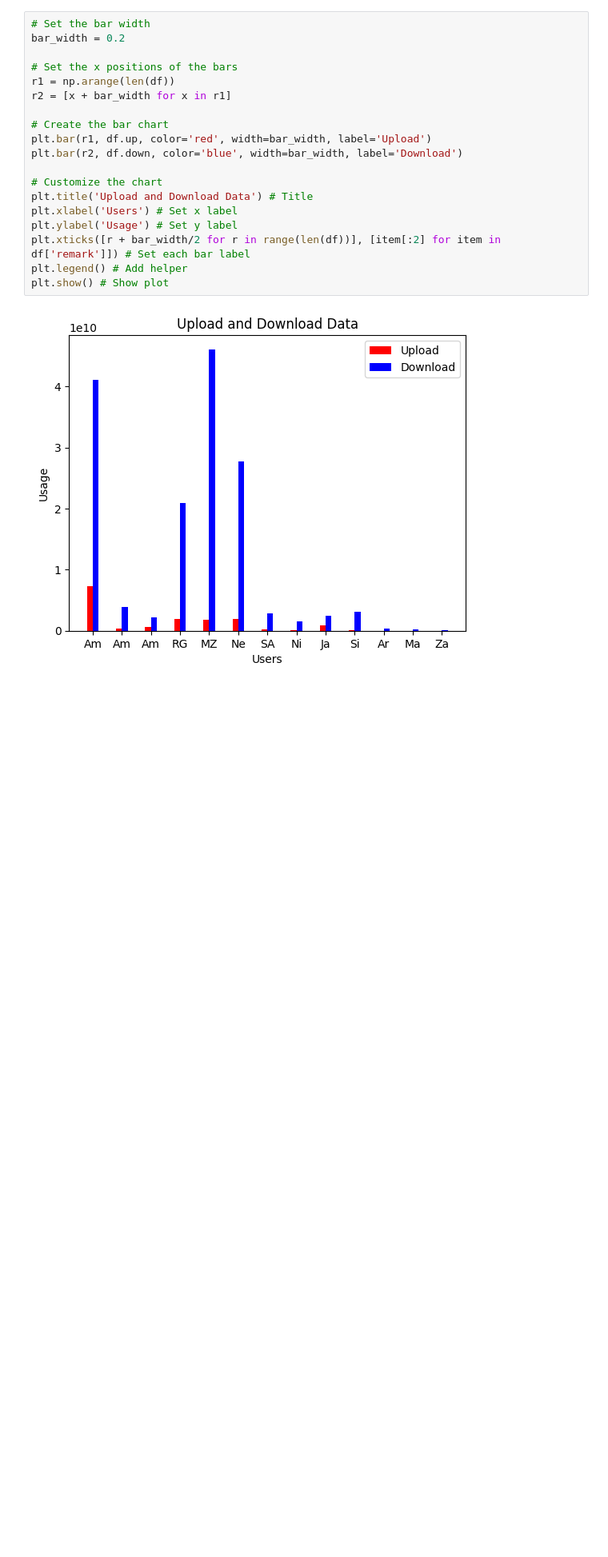
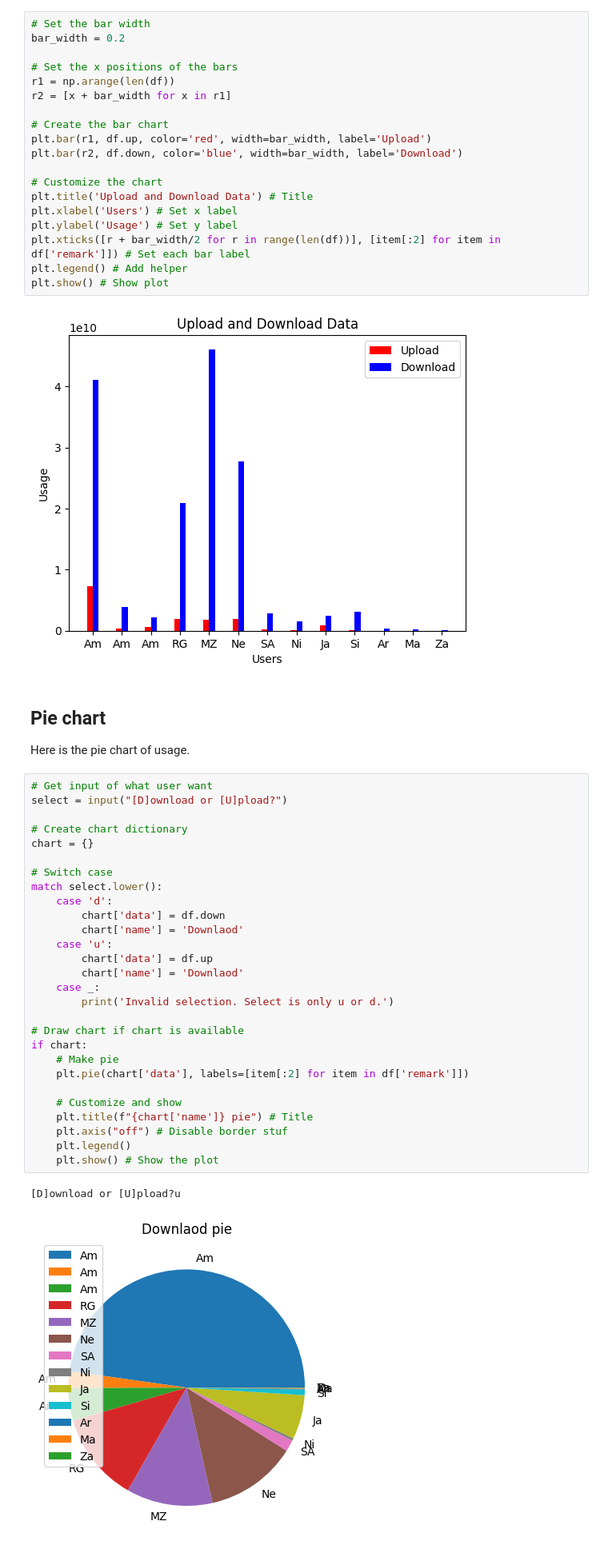
Before and after one commit to BlackIQ/vpn_analytics_notebooks, a Jupyter notebook: total.ipynb, the cells around one changed output. Shown at 80% size. Cells and saved outputs as stored; diff of their text form; blank space fills up the shorter version.

```diff
--- a/total.ipynb
+++ b/total.ipynb
@@ -125,3 +126,38 @@ plt.legend() # Add helper
 plt.show() # Show plot
 # %% [output]
 [figure]
+# %% [markdown]
+## Pie chart
+
+Here is the pie chart of usage.
+# %%
+# Get input of what user want
+select = input("[D]ownload or [U]pload?")
+
+# Create chart dictionary
+chart = {}
+
+# Switch case
+match select.lower():
+    case 'd':
+        chart['data'] = df.down
+        chart['name'] = 'Downlaod'
+    case 'u':
+        chart['data'] = df.up
+        chart['name'] = 'Downlaod'
+    case _:
+        print('Invalid selection. Select is only u or d.')
+
+# Draw chart if chart is available
+if chart:
+    # Make pie
+    plt.pie(chart['data'], labels=[item[:2] for item in df['remark']])
+
+    # Customize and show
+    plt.title(f"{chart['name']} pie") # Title
+    plt.axis("off") # Disable border stuf
+    plt.legend()
+    plt.show() # Show the plot
+# %% [output]
+[D]ownload or [U]pload?u
+[figure, added]
```
Also changed, not shown: parts of 2 cells of this notebook.
